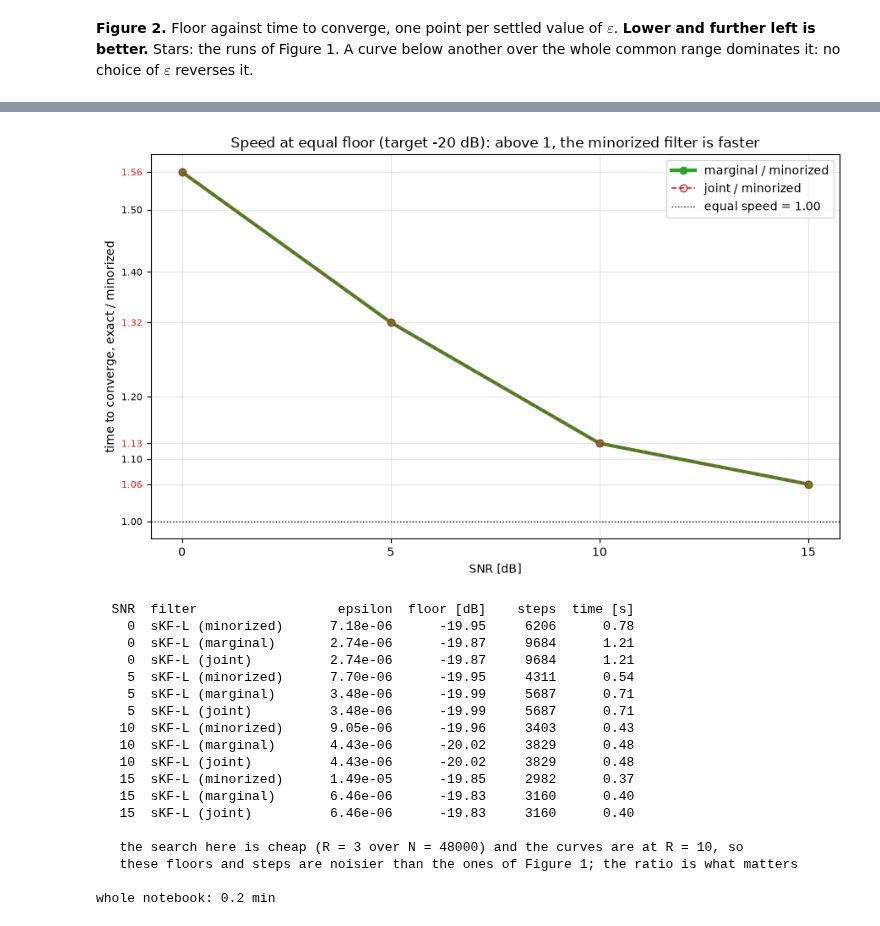
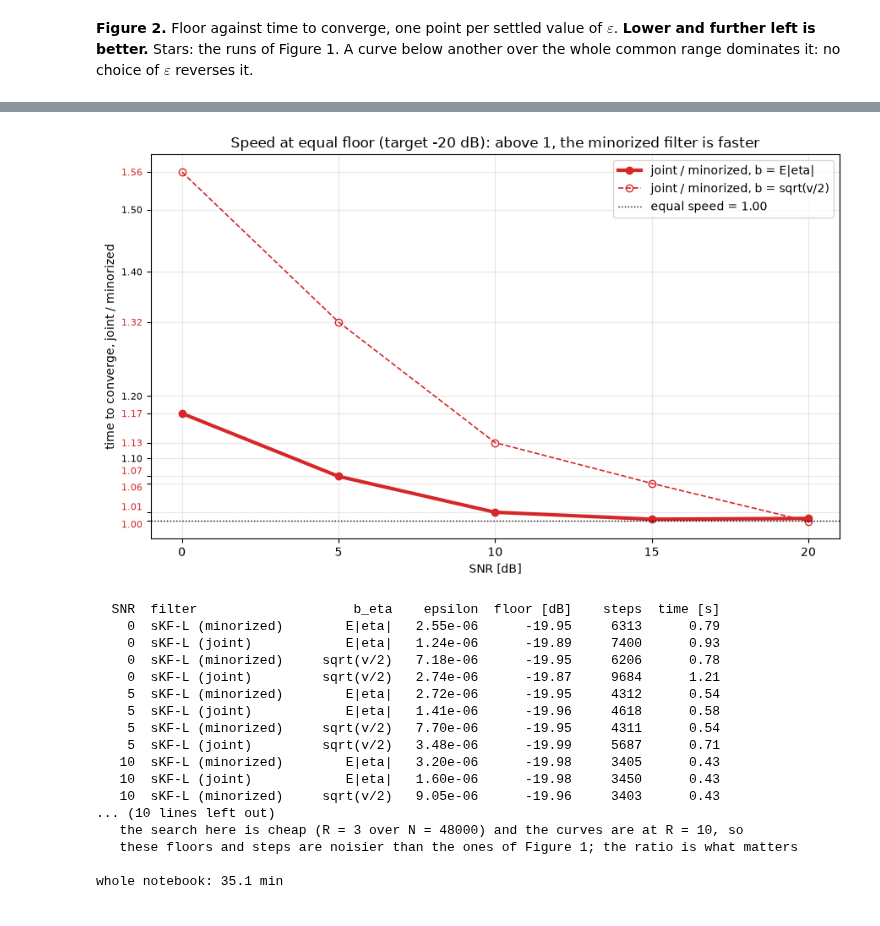
Before and after one commit to Ramirouf/INRS-bayes-adaptive-filters, a Jupyter notebook: notebooks/07_skf_conjunto.ipynb, the cells around one changed output, grey strips where cells are left out. Drawn from its saved outputs; the diff is of its cells as text; code cells hidden in the pictures.

```diff
--- a/notebooks/07_skf_conjunto.ipynb
+++ b/notebooks/07_skf_conjunto.ipynb
@@ -390,7 +418,11 @@ Each value is one point of a curve of floor against time to converge. **The curv
 # %%
 TARGET_DB = -20.0           # target floor, the one notebook 03 uses for this scenario
 DRIFT_DB = 0.5              # a settled run's third quarter sits at most this far above its floor
-CACHE_PREFIX = "../cache/07_joint_"
+
+# sweep_filter only compares the grid, R and N, so the b_eta convention goes in the file name:
+# results computed with the old sqrt(v_eta/2) live in their own files and are never loaded here.
+B_ETA_RULE = "mad"
+CACHE_PREFIX = f"../cache/07_joint_{B_ETA_RULE}_"
 
 # One grid for the three filters: the same epsilon on the same signals, point by point.
 EPS_GRID = np.logspace(-8, -3, 11)
@@ -968,80 +1026,80 @@ SNR sweep loaded from ../cache/07_joint_snr_sweep.npz
 # %%
-# Ratio of times at equal floor, one curve per exact filter. Column 0 is the minorized filter,
-# column 1 the marginal one and column 2 the joint one, in the order of ROBUST.
+# Ratio of times at equal floor, one curve per b_eta convention. Columns 0 and 1 are the
+# minorized and the joint filter at b = E|eta|, columns 2 and 3 the same pair at b = sqrt(v/2).
 fig, ax = plt.subplots(figsize=(9, 5.5))
 levels, colours_y = [1.0], ["k"]
 missing = []
-for label, exact_column, colour, style in [("marginal", 1, "C2", "o-"),
-                                           ("joint", 2, "C3", "o--")]:
+for rule, minorized_column, joint_column, style in [("E|eta|", 0, 1, "o-"),
+                                                    ("sqrt(v/2)", 2, 3, "o--")]:
     # An SNR where either filter missed the target has no ratio to plot: it is left out
     # of the curve and listed under the figure.
     snr_kept, ratio = [], []
     for row in range(len(SWEEP_SNR)):
-        steps_minorized = snr_steps[row, 0]
-        steps_exact = snr_steps[row, exact_column]
-        if steps_minorized > 0 and steps_exact > 0:
+        steps_minorized = snr_steps[row, minorized_column]
+        steps_joint = snr_steps[row, joint_column]
+        if steps_minorized > 0 and steps_joint > 0:
             snr_kept.append(SWEEP_SNR[row])
-            ratio.append(steps_exact/steps_minorized)
+            ratio.append(steps_joint/steps_minorized)
         else:
-            missing.append(f"{label} at {SWEEP_SNR[row]:.0f} dB")
-    face = "none" if label == "joint" else colour
-    width = 1.2 if label == "joint" else 3.0       # the thin dashed curve goes over the thick one
-    ax.plot(snr_kept, ratio, style, color=colour, mfc=face, linewidth=width,
-            label=f"{label} / minorized")
+            missing.append(f"b = {rule} at {SWEEP_SNR[row]:.0f} dB")
+    face = "none" if rule == "sqrt(v/2)" else "C3"
+    width = 1.2 if rule == "sqrt(v/2)" else 3.0    # the thin dashed curve goes over the thick one
+    ax.plot(snr_kept, ratio, style, color="C3", mfc=face, linewidth=width,
+            label=f"joint / minorized, b = {rule}")
     for value in ratio:
-        add_value(levels, colours_y, value, colour, 2)
+        add_value(levels, colours_y, value, "C3", 2)
 
 ax.axhline(1.0, color="k", linestyle=":", linewidth=1.0, label="equal speed = 1.00")
 ax.set_xticks(SWEEP_SNR)                           # exactly the swept values
 ax.set_xlabel("SNR [dB]")
-ax.set_ylabel("time to converge, exact / minorized")
+ax.set_ylabel("time to converge, joint / minorized")
 ax.set_title(f"Speed at equal floor (target {TARGET_DB:.0f} dB): above 1, the minorized filter is faster")
 ax.legend()
 ax.grid(alpha=0.3)
 add_ticks(ax, "y", levels, colours_y, 2, 0.02)
 plt.tight_layout()
 plt.show()
 
-print(f"{'SNR':>5}  {'filter':<20}{'epsilon':>11}{'floor [dB]':>12}{'steps':>9}{'time [s]':>10}")
+print(f"{'SNR':>5}  {'filter':<20}{'b_eta':>11}{'epsilon':>11}{'floor [dB]':>12}"
+      f"{'steps':>9}{'time [s]':>10}")
 for row in range(len(SWEEP_SNR)):
-    for column in range(len(ROBUST)):
-        name = ROBUST[column][0]
+    for column in range(len(SNR_COLUMNS)):
+        name, filter_function, rule = SNR_COLUMNS[column]
         value, floor = snr_values[row, column], snr_floors[row, column]
         steps = snr_steps[row, column]
         value_text = "-" if np.isnan(value) else f"{value:.2e}"
         steps_text = "-" if steps < 0 else str(steps)
         time_text = "-" if steps < 0 else f"{steps/FS:.2f}"
         note = "" if steps > 0 else f"  deepest settled floor {snr_best[row, column]:+.2f} dB"
-        print(f"{SWEEP_SNR[row]:>5.0f}  {name:<20}{value_text:>11}{floor:>12.2f}"
+        print(f"{SWEEP_SNR[row]:>5.0f}  {name:<20}{rule:>11}{value_text:>11}{floor:>12.2f}"
               f"{steps_text:>9}{time_text:>10}{note}")
 
 print()
 if missing:
     print("   no ratio at: " + ", ".join(missing))
     print("   at those SNRs the target sits outside the floors the grid reaches, so the")
     print("   interpolation has nothing to land on and the point is left out of the figure.")
     print("   Compare the target with the deepest settled floor printed on each of those rows:")
     print("   if that floor is above the target, no value of epsilon gets there at all.")
 print("   the search here is cheap (R = 3 over N = 48000) and the curves are at R = 10, so")
 print("   these floors and steps are noisier than the ones of Figure 1; the ratio is what matters")
 print(f"\nwhole notebook: {(time.time() - NOTEBOOK_START)/60:.1f} min")
 # %% [output]
-[figure, old version]
+[figure, new version]
-  SNR  filter                  epsilon  floor [dB]    steps  time [s]
-    0  sKF-L (minorized)      7.18e-06      -19.95     6206      0.78
-    0  sKF-L (marginal)       2.74e-06      -19.87     9684      1.21
-    0  sKF-L (joint)          2.74e-06      -19.87     9684      1.21
-    5  sKF-L (minorized)      7.70e-06      -19.95     4311      0.54
-    5  sKF-L (marginal)       3.48e-06      -19.99     5687      0.71
-    5  sKF-L (joint)          3.48e-06      -19.99     5687      0.71
-   10  sKF-L (minorized)      9.05e-06      -19.96     3403      0.43
-   10  sKF-L (marginal)       4.43e-06      -20.02     3829      0.48
-   10  sKF-L (joint)          4.43e-06      -20.02     3829      0.48
-   15  sKF-L (minorized)      1.49e-05      -19.85     2982      0.37
-   15  sKF-L (marginal)       6.46e-06      -19.83     3160      0.40
-   15  sKF-L (joint)          6.46e-06      -19.83     3160      0.40
-
+  SNR  filter                    b_eta    epsilon  floor [dB]    steps  time [s]
+    0  sKF-L (minorized)        E|eta|   2.55e-06      -19.95     6313      0.79
+    0  sKF-L (joint)            E|eta|   1.24e-06      -19.89     7400      0.93
+    0  sKF-L (minorized)     sqrt(v/2)   7.18e-06      -19.95     6206      0.78
+    0  sKF-L (joint)         sqrt(v/2)   2.74e-06      -19.87     9684      1.21
+    5  sKF-L (minorized)        E|eta|   2.72e-06      -19.95     4312      0.54
+    5  sKF-L (joint)            E|eta|   1.41e-06      -19.96     4618      0.58
+    5  sKF-L (minorized)     sqrt(v/2)   7.70e-06      -19.95     4311      0.54
+    5  sKF-L (joint)         sqrt(v/2)   3.48e-06      -19.99     5687      0.71
+   10  sKF-L (minorized)        E|eta|   3.20e-06      -19.98     3405      0.43
+   10  sKF-L (joint)            E|eta|   1.60e-06      -19.98     3450      0.43
+   10  sKF-L (minorized)     sqrt(v/2)   9.05e-06      -19.96     3403      0.43
+... (10 lines left out)
    the search here is cheap (R = 3 over N = 48000) and the curves are at R = 10, so
    these floors and steps are noisier than the ones of Figure 1; the ratio is what matters
 
-whole notebook: 0.2 min
+whole notebook: 35.1 min
```
Also changed, not shown: parts of 14 cells of this notebook.
